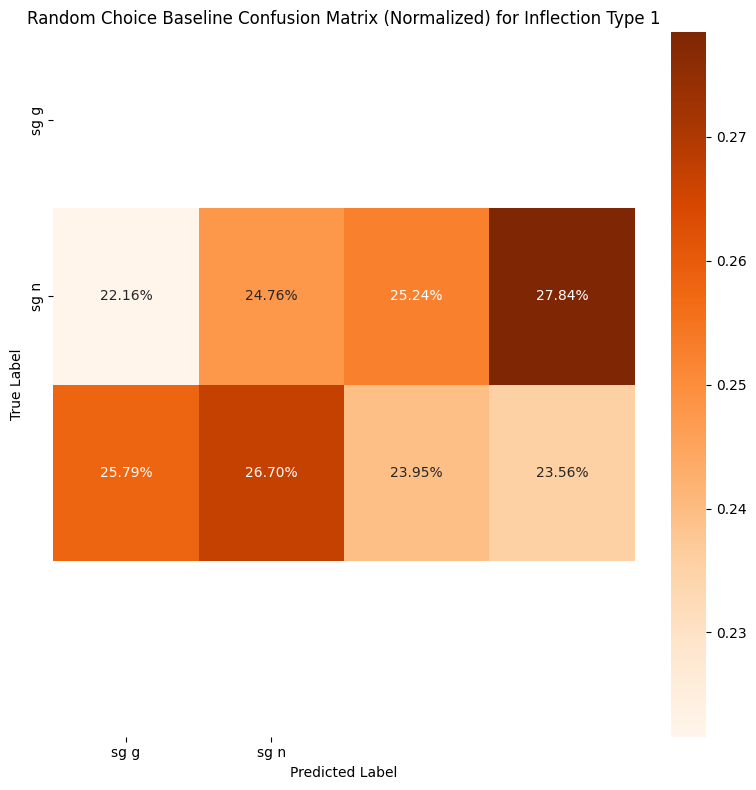
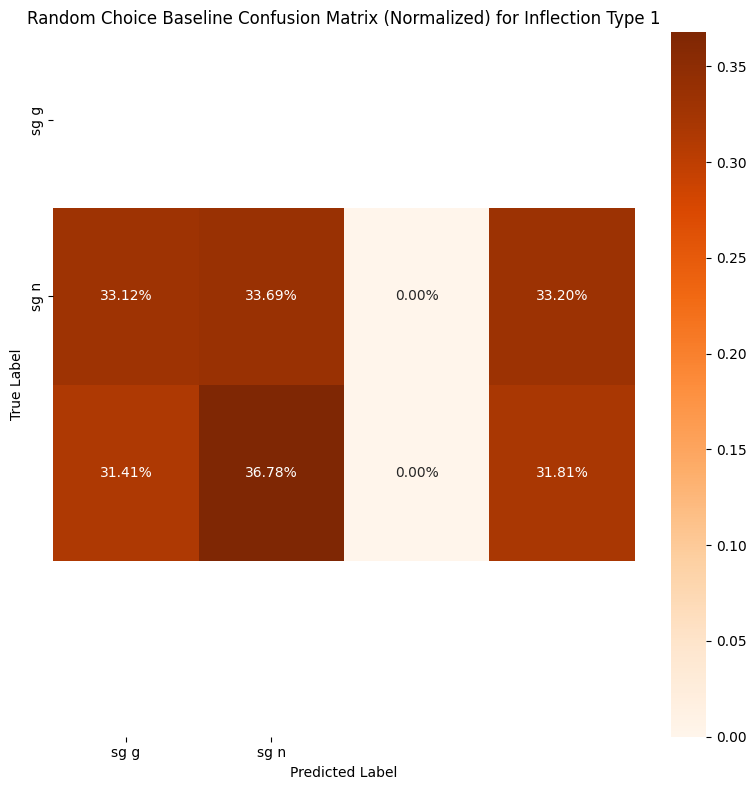
The notebook cell's code change between the first figure and the second:
--- before
+++ after
@@ -40,3 +40,11 @@
         plt.ylabel("True Label")
         plt.tight_layout()
+        plt.savefig(
+            "../outputs/plots/baseline/homonym_ds/"
+            + name.replace(" ", "")
+            + "CM_"
+            + "infl_"
+            + str(inflection_type),
+            dpi=300,
+        )
         plt.show()

Commit: Added custom metric option